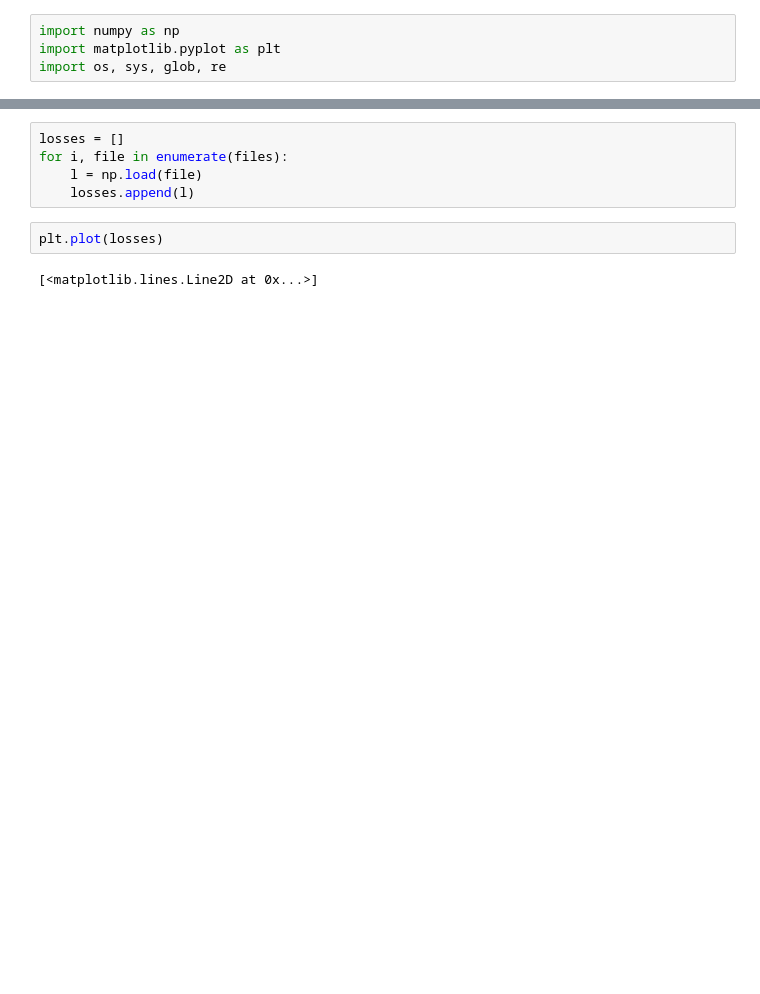
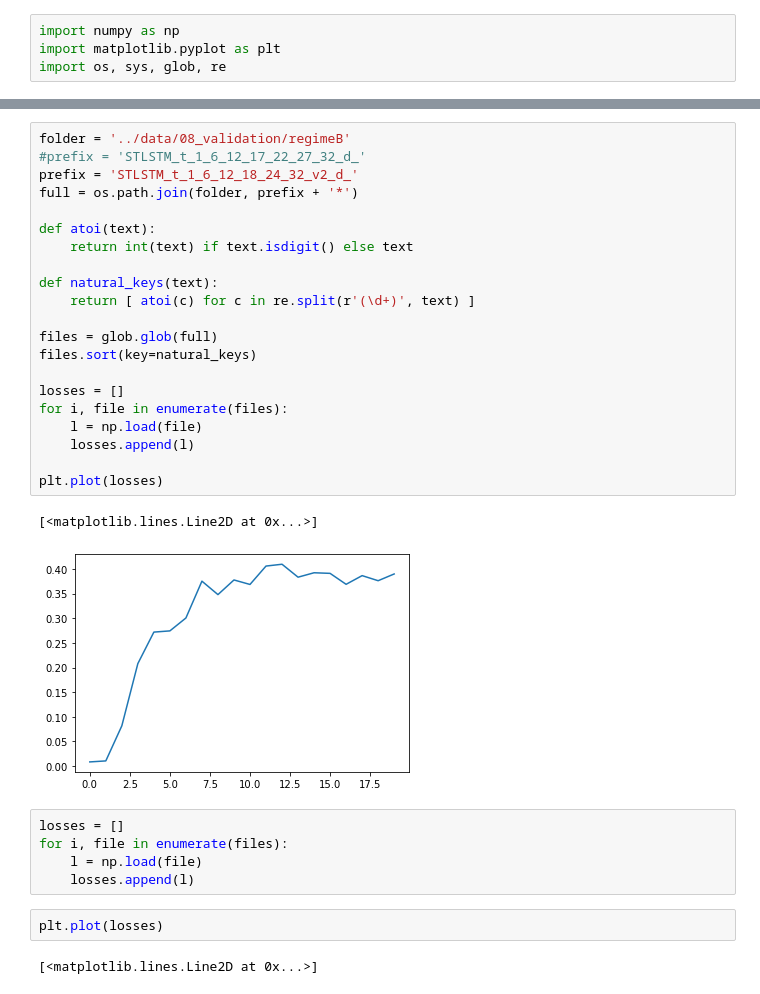
Before and after one commit to RolandGit95/FromSurface2DepthKedro, a Jupyter notebook: notebooks/plot_mae.ipynb, the cells around one changed output, grey strips where cells are left out. Saved outputs shown, nothing was run; the diff lists cells and outputs as text; blank space fills up the shorter version.

```diff
--- a/notebooks/plot_mae.ipynb
+++ b/notebooks/plot_mae.ipynb
@@ -18,3 +29,27 @@ files.sort(key=natural_keys)
+# %%
+folder = '../data/08_validation/regimeB'
+#prefix = 'STLSTM_t_1_6_12_17_22_27_32_d_'
+prefix = 'STLSTM_t_1_6_12_18_24_32_v2_d_'
+full = os.path.join(folder, prefix + '*')
+
+def atoi(text):
+    return int(text) if text.isdigit() else text
+
+def natural_keys(text):
+    return [ atoi(c) for c in re.split(r'(\d+)', text) ]
+
+files = glob.glob(full)
+files.sort(key=natural_keys)
+
+losses = []
+for i, file in enumerate(files):
+    l = np.load(file)
+    losses.append(l)
+
+plt.plot(losses)
+# %% [output]
+[<matplotlib.lines.Line2D at 0x...>]
+[figure, added]
 # %%
 losses = []
 for i, file in enumerate(files):
```
Also changed, not shown: parts of 3 cells of this notebook, 22 other files.
